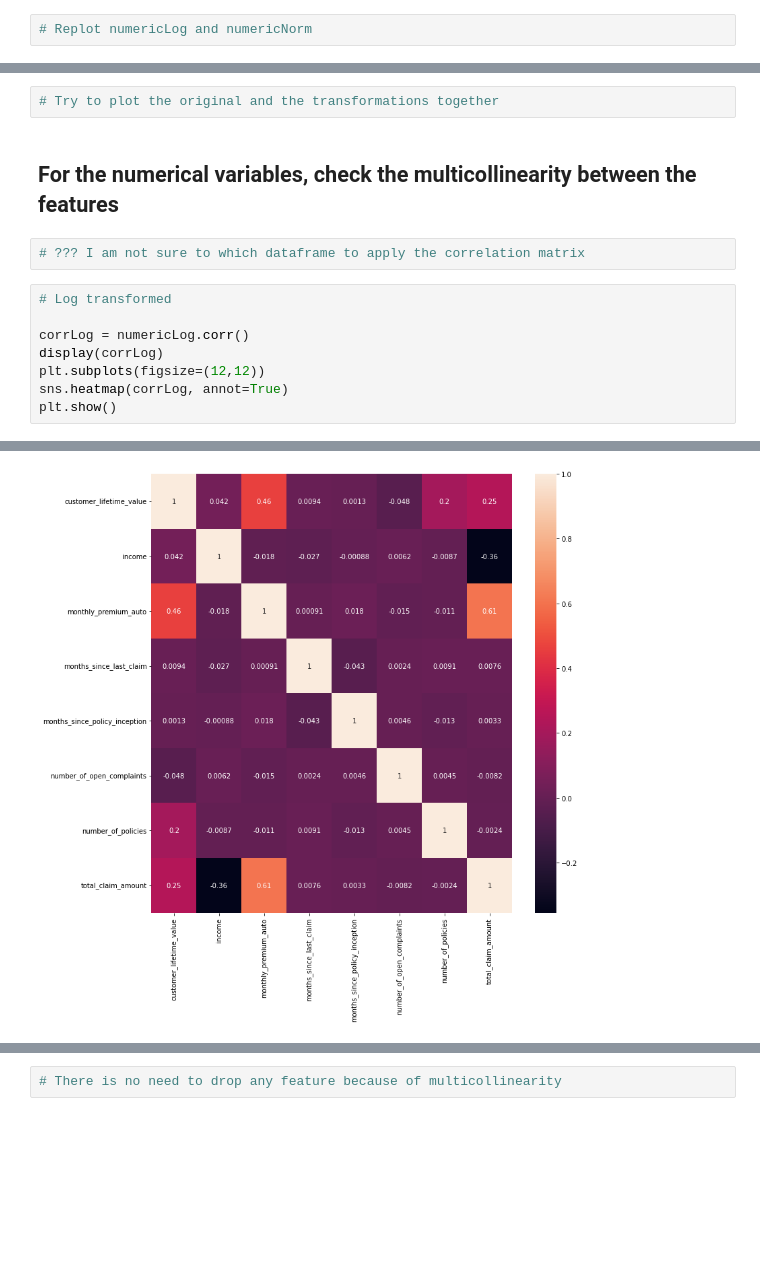
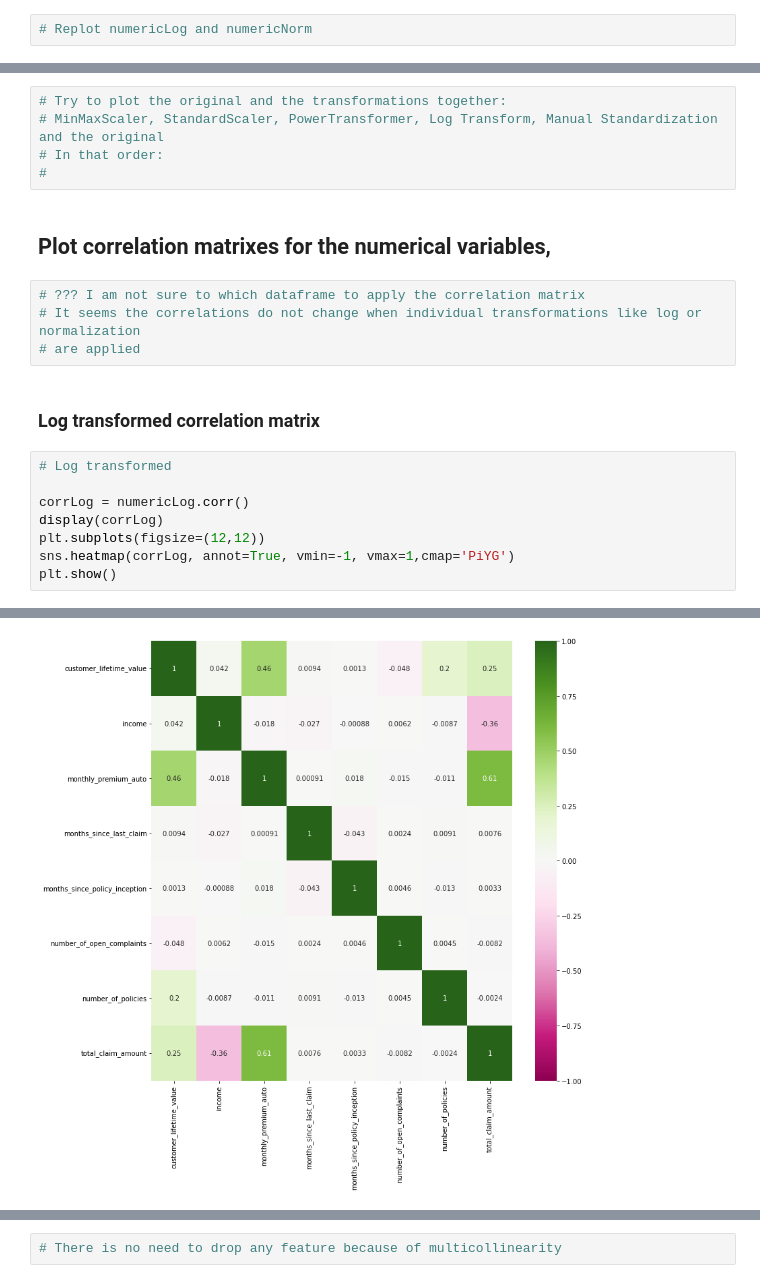
Before and after one commit to aldamepi/ironhack-w1Day4-1.7_lab, a Jupyter notebook: lab-CustomerAnalysis5_preProcI-amengual.ipynb, the cells around one changed output, grey strips where cells are left out. Cells and saved outputs as stored; diff of their text form; blank space fills up the shorter version.

Commit message:
finished lab1.7_round5 with branches and features transformations study

```diff
--- a/lab-CustomerAnalysis5_preProcI-amengual.ipynb
+++ b/lab-CustomerAnalysis5_preProcI-amengual.ipynb
@@ -1009,27 +1184,34 @@ plt.show()
 [figure]
 [figure]
 # %%
-# Try to plot the original and the transformations together
+# Try to plot the original and the transformations together:
+# MinMaxScaler, StandardScaler, PowerTransformer, Log Transform, Manual Standardization and the original
+# In that order:
+#
 # %% [markdown]
-## For the numerical variables, check the multicollinearity between the features
+## Plot correlation matrixes for the numerical variables,
 # %%
 # ??? I am not sure to which dataframe to apply the correlation matrix
+# It seems the correlations do not change when individual transformations like log or normalization
+# are applied
+# %% [markdown]
+### Log transformed correlation matrix
 # %%
 # Log transformed
 
 corrLog = numericLog.corr()
 display(corrLog)
 plt.subplots(figsize=(12,12))
-sns.heatmap(corrLog, annot=True)
+sns.heatmap(corrLog, annot=True, vmin=-1, vmax=1,cmap='PiYG')
 plt.show()
 # %% [output]
 |  | customer_lifetime_value | income | monthly_premium_auto | months_since_last_claim | months_since_policy_inception | ... |
 | customer_lifetime_value | 1.000000 | 0.041950 | 0.461225 | 0.009434 | 0.001310 | ... |
 | income | 0.041950 | 1.000000 | -0.017724 | -0.026715 | -0.000875 | ... |
 | monthly_premium_auto | 0.461225 | -0.017724 | 1.000000 | 0.000913 | 0.018476 | ... |
 | months_since_last_claim | 0.009434 | -0.026715 | 0.000913 | 1.000000 | -0.042959 | ... |
 | months_since_policy_inception | 0.001310 | -0.000875 | 0.018476 | -0.042959 | 1.000000 | ... |
 | number_of_open_complaints | -0.047576 | 0.006219 | -0.014696 | 0.002351 | 0.004625 | ... |
 | number_of_policies | 0.195676 | -0.008656 | -0.010893 | 0.009136 | -0.013333 | ... |
 | total_claim_amount | 0.245374 | -0.355254 | 0.607220 | 0.007563 | 0.003335 | ... |
-[figure, old version]
+[figure, new version]
```
Also changed, not shown: parts of 90 cells of this notebook.
